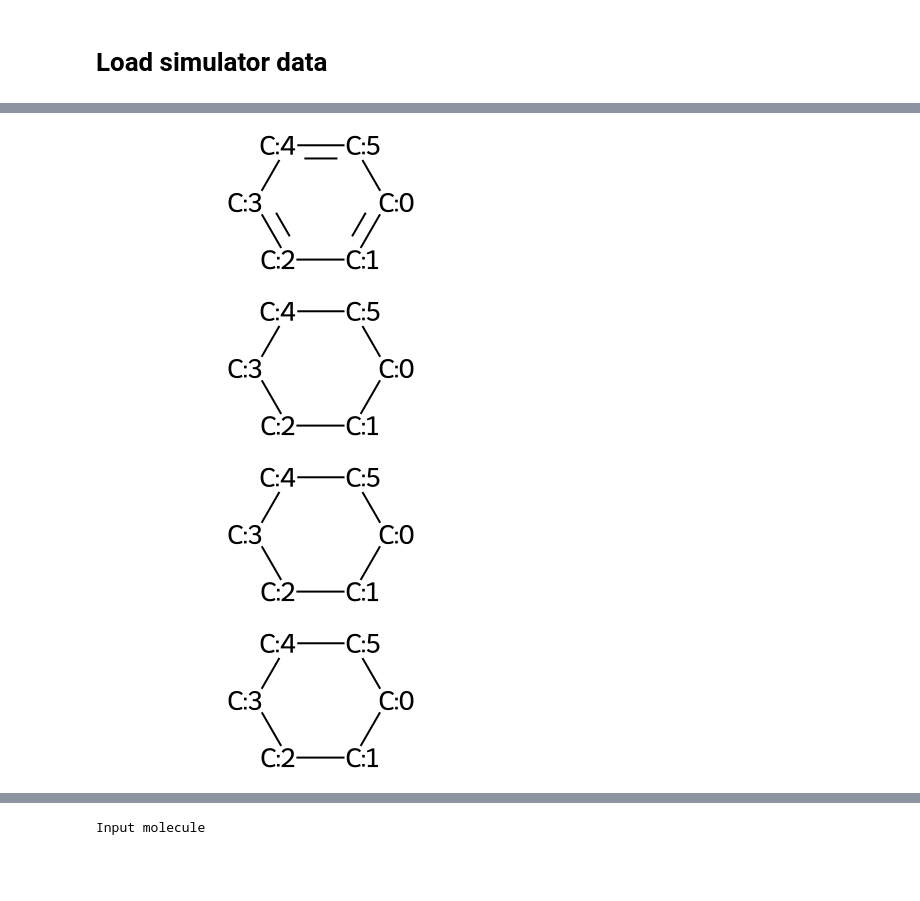
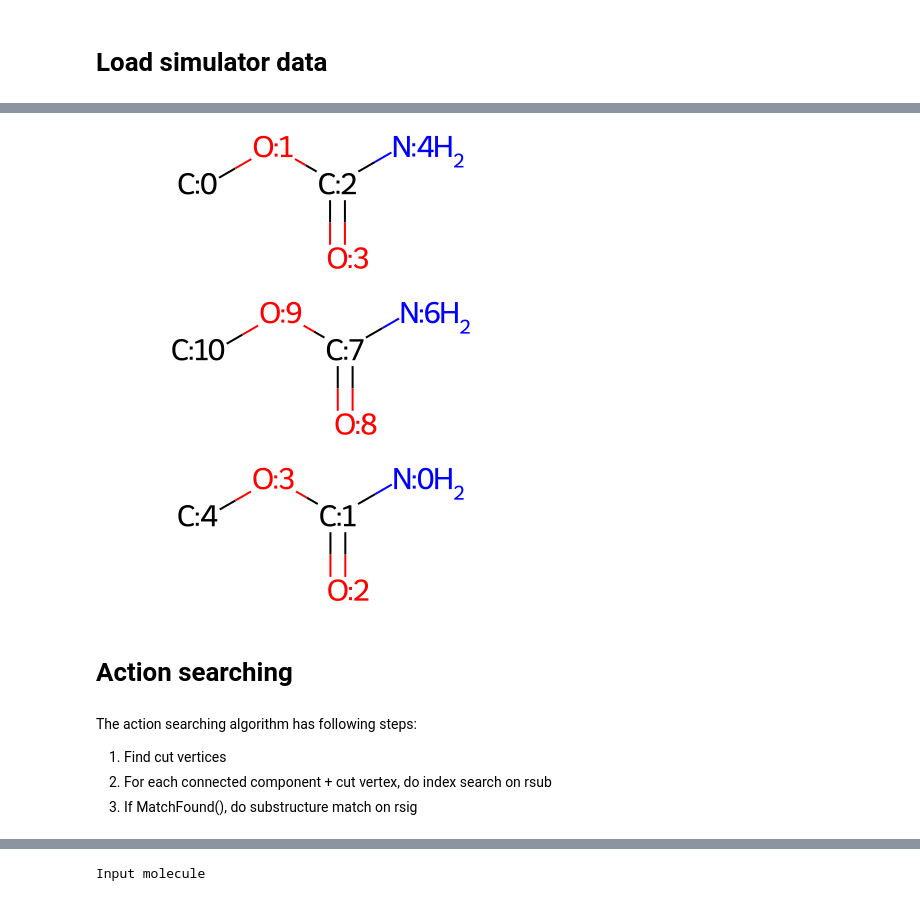
Before and after one commit to MrScabbyCreature/ReactionRL, a Jupyter notebook: uspto - simulator.ipynb, the cells around one changed output, grey strips where cells are left out. Drawn from its saved outputs; the diff is of its cells as text; code cells hidden in the pictures; blank space fills up the shorter version.

```diff
--- a/uspto - simulator.ipynb
+++ b/uspto - simulator.ipynb
@@ -93,12 +34,12 @@ rcen = 0, pcen = 14, rbond = [[1.0, 1.0, 2.0]], pbond = [[1.0, 1.0]]
 import pynauty
 import networkx as nx
 # %%
-# Fetch the rsigs using the clusters
-unique_rsig_dict = {}
+# Fetch the rsubs using the clusters
+rsig_cluster_to_rsub_d = {}
 for cluster_id in dataset["rsig_clusters"].unique():
     cluster_df = dataset[dataset["rsig_clusters"] == cluster_id]
-    rsig  = Chem.MolFromSmiles(cluster_df.iloc[0]["rsig"])
-    unique_rsig_dict[cluster_id] = rsig
+    rsub  = Chem.MolFromSmiles(cluster_df.iloc[0]["rsub"])
+    rsig_cluster_to_rsub_d[cluster_id] = rsub
 
-print(f"There are {len(unique_rsig_dict)} unique rsigs.")
+print(f"There are {len(rsig_cluster_to_rsub_d)} unique (rsigs)rsubs.")
 # %% [output]
@@ -109,8 +66,7 @@ def get_mol_certificate(mol):
     adj_mat = Chem.GetAdjacencyMatrix(mol)
 
     # Create a ring for each atom with size = atomic_num
-    atom_nums = np.array([atom.GetAtomicNum() for atom in list(mol.GetAtoms())])
-    atom_nums[atom_nums == 6] = 1
+    atom_nums = np.array([atom_to_freq_order[atom.GetAtomicNum()] for atom in list(mol.GetAtoms())])
     mat_list = []
     for atn in atom_nums:
         new_mat = np.zeros(shape=(atn, atn), dtype=np.int8)
@@ -145,9 +101,32 @@ def get_mol_certificate(mol):
     return pynauty.certificate(G)
 
 certificate_to_cluster_id_dict = {}
-for _id in tqdm.tqdm(unique_rsig_dict):
-    C = get_mol_certificate(unique_rsig_dict[_id])
+for _id in tqdm.tqdm(rsig_cluster_to_rsub_d):
+    C = get_mol_certificate(rsig_cluster_to_rsub_d[_id])
     if C in certificate_to_cluster_id_dict:
         certificate_to_cluster_id_dict[C].append(_id)
     else:
         certificate_to_cluster_id_dict[C] = [_id]
+# %%
+for key in certificate_to_cluster_id_dict:
+    clusters = certificate_to_cluster_id_dict[key]
+    print(len(clusters))
+    print(clusters)
+
+    for c in clusters[:10]:
+        temp_df = dataset[dataset["rsig_clusters"] == c]
+        display(temp_df)
+        for i in range(temp_df.shape[0]):
+#             print("Mol")
+#             display(Chem.MolFromSmiles(temp_df.iloc[i]["reactants"]))
+#             print("rsub")
+#             display(Chem.MolFromSmiles(temp_df.iloc[i]["rsub"]))
+#             print("sigs")
+            display(Chem.MolFromSmiles(temp_df.iloc[i]["rsig"]))
+#             display(Chem.MolFromSmiles(temp_df.iloc[i]["psig"]))
+#             print()
+#             print()
+#             print()
+            break
+#         break
+    break
@@ -154,10 +173,16 @@ for _id in tqdm.tqdm(unique_rsig_dict):
 # %%
-for key in list(certificate_to_cluster_id_dict.keys())[14:]:
+for key in list(certificate_to_cluster_id_dict.keys())[9:]:
     for i in certificate_to_cluster_id_dict[key]:
-        display(Chem.MolFromSmiles(dataset[dataset["rsig_clusters"]==i].iloc[0]["rsig"]))
+        display(Chem.MolFromSmiles(dataset[dataset["rsig_clusters"]==i].iloc[0]["rsub"]))
     break
 # %% [output]
-[figure, old version]
+[figure, new version]
-[figure, old version]
+[figure, new version]
-[figure, old version]
+[figure, new version]
-[figure, removed]
+# %% [markdown]
+# Action searching
+# %% [markdown]
+The action searching algorithm has following steps:
+1. Find cut vertices
+2. For each connected component + cut vertex, do index search on rsub
+3. If MatchFound(), do substructure match on rsig
```
Also changed, not shown: parts of 16 cells of this notebook, 2 other files.
